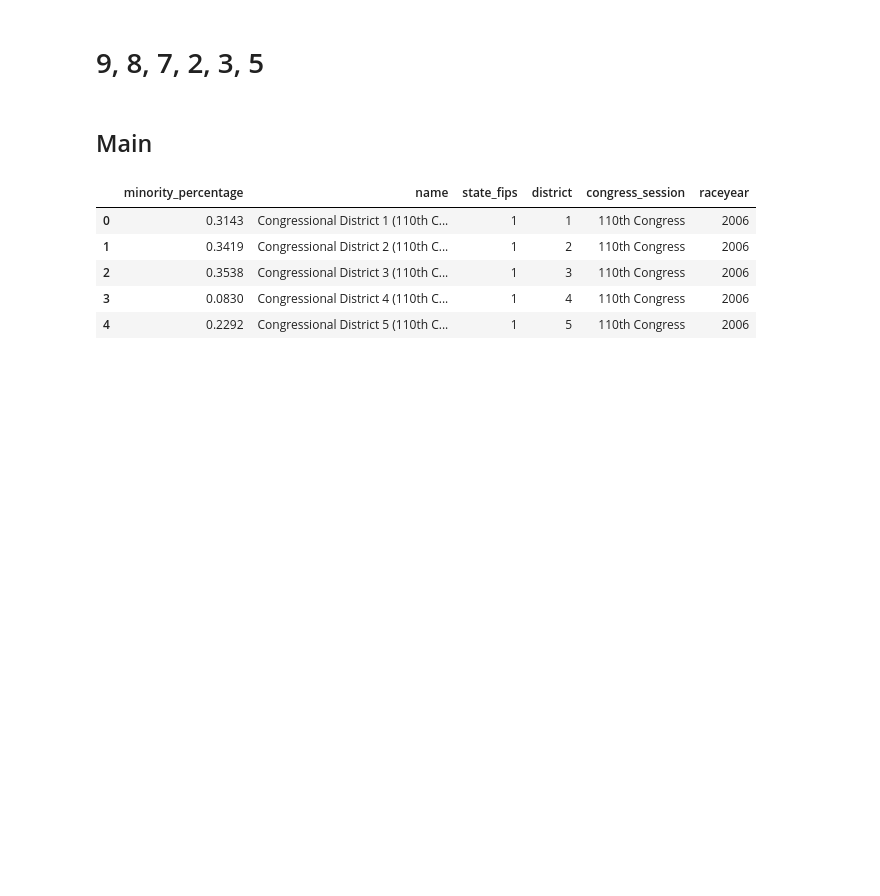
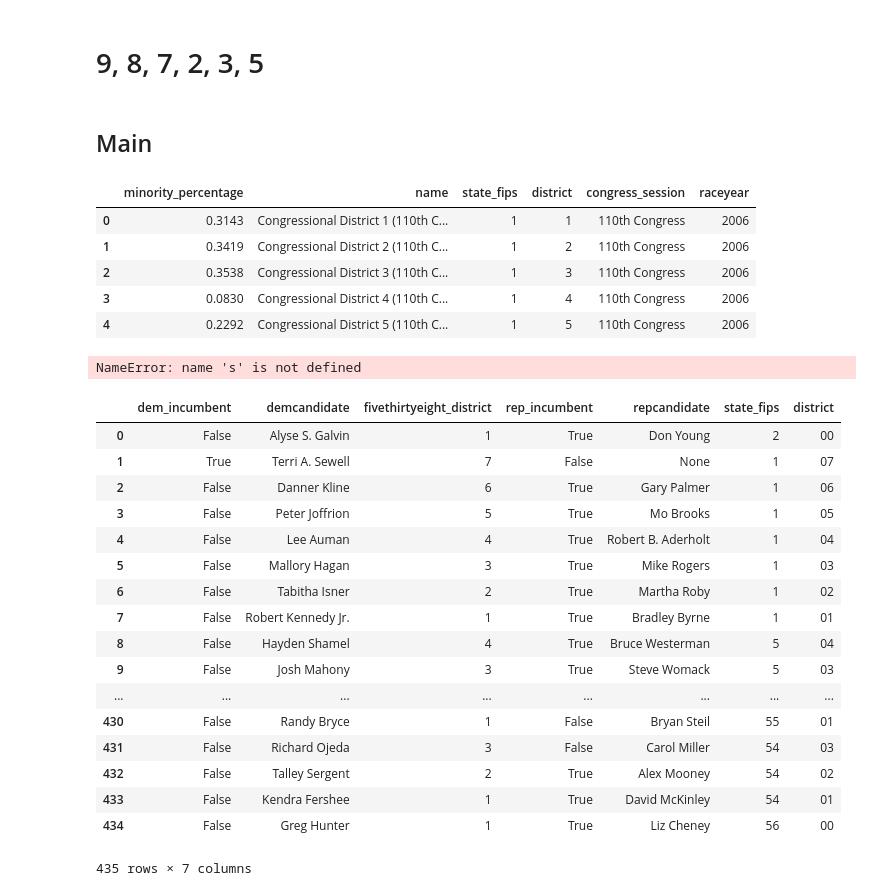
Before and after one commit to jiafengkevinchen/stat195-project, a Jupyter notebook: merge-and-clean_Kevin.ipynb, the cells around one changed output. Drawn from its saved outputs; the diff is of its cells as text; code cells hidden in the pictures; blank space fills up the shorter version.

Commit message:
added approval to test

```diff
--- a/merge-and-clean_Kevin.ipynb
+++ b/merge-and-clean_Kevin.ipynb
@@ -145,0 +152,27 @@ df9['state_fips'] = df9['state'].apply(lambda x : int(us.states.lookup(x).fips))
+# %%
+approv['state_fips'] = approv['s'].apply(lambda x: int(us.states.lookup(s).fips))
+# %% [output]
+NameError: name 's' is not defined
+# %%
+test['same_as_pres_party_rep'] = True
+test['same_as_pres_party_dem'] = False
+test['pres_approval'] = .
+# %% [output]
+|  | dem_incumbent | demcandidate | fivethirtyeight_district | rep_incumbent | repcandidate | state_fips | district |
+| 0 | False | Alyse S. Galvin | 1 | True | Don Young | 2 | 00 |
+| 1 | True | Terri A. Sewell | 7 | False | None | 1 | 07 |
+| 2 | False | Danner Kline | 6 | True | Gary Palmer | 1 | 06 |
+| 3 | False | Peter Joffrion | 5 | True | Mo Brooks | 1 | 05 |
+| 4 | False | Lee Auman | 4 | True | Robert B. Aderholt | 1 | 04 |
+| 5 | False | Mallory Hagan | 3 | True | Mike Rogers | 1 | 03 |
+| 6 | False | Tabitha Isner | 2 | True | Martha Roby | 1 | 02 |
+| 7 | False | Robert Kennedy Jr. | 1 | True | Bradley Byrne | 1 | 01 |
+| 8 | False | Hayden Shamel | 4 | True | Bruce Westerman | 5 | 04 |
+| 9 | False | Josh Mahony | 3 | True | Steve Womack | 5 | 03 |
+| ... | ... | ... | ... | ... | ... | ... | ... |
+| 430 | False | Randy Bryce | 1 | False | Bryan Steil | 55 | 01 |
+| 431 | False | Richard Ojeda | 3 | False | Carol Miller | 54 | 03 |
+| 432 | False | Talley Sergent | 2 | True | Alex Mooney | 54 | 02 |
+| 433 | False | Kendra Fershee | 1 | True | David McKinley | 54 | 01 |
+| 434 | False | Greg Hunter | 1 | True | Liz Cheney | 56 | 00 |
+435 rows × 7 columns
```
Also changed, not shown: parts of 3 cells of this notebook, 2 other files.
